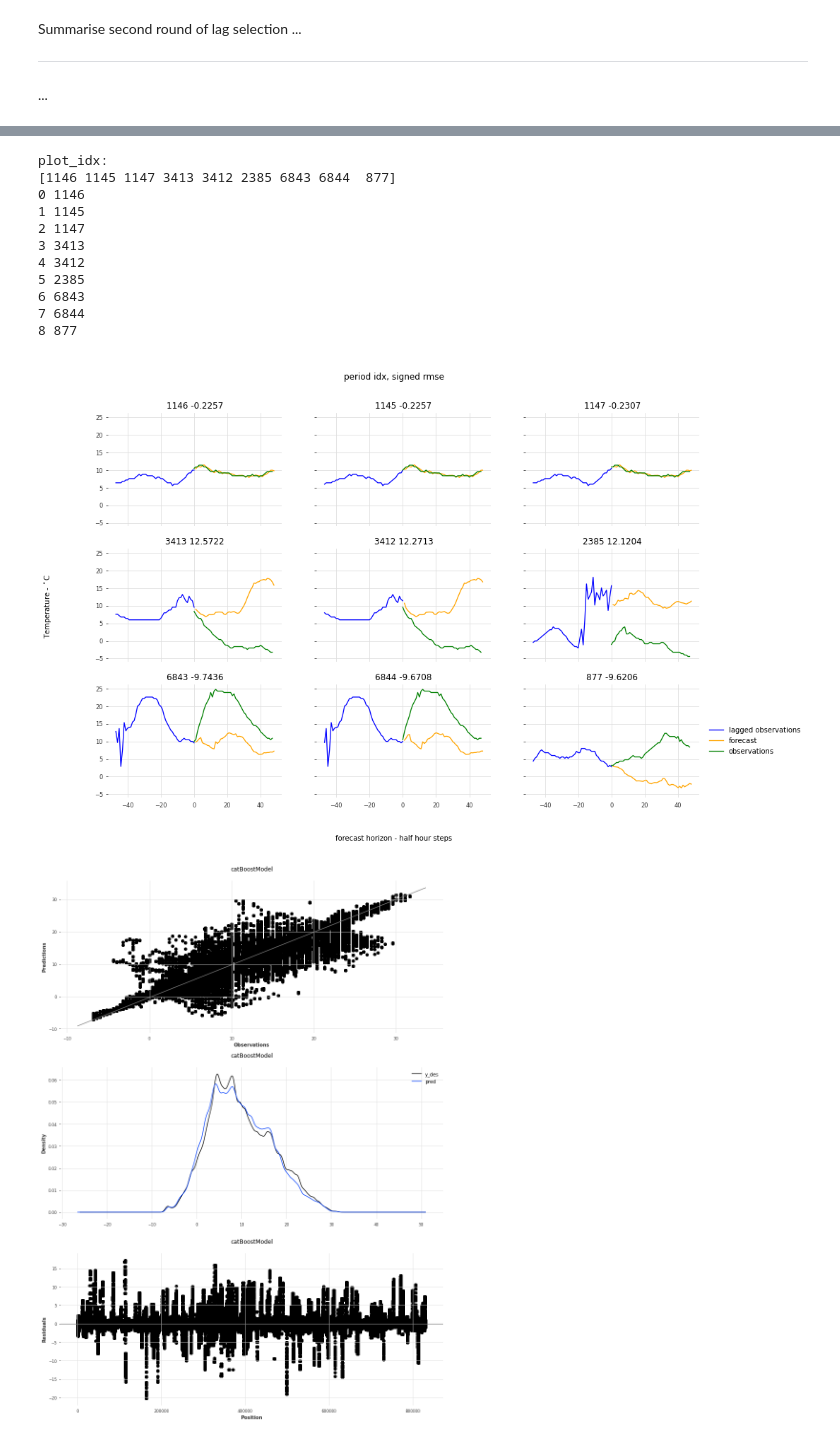
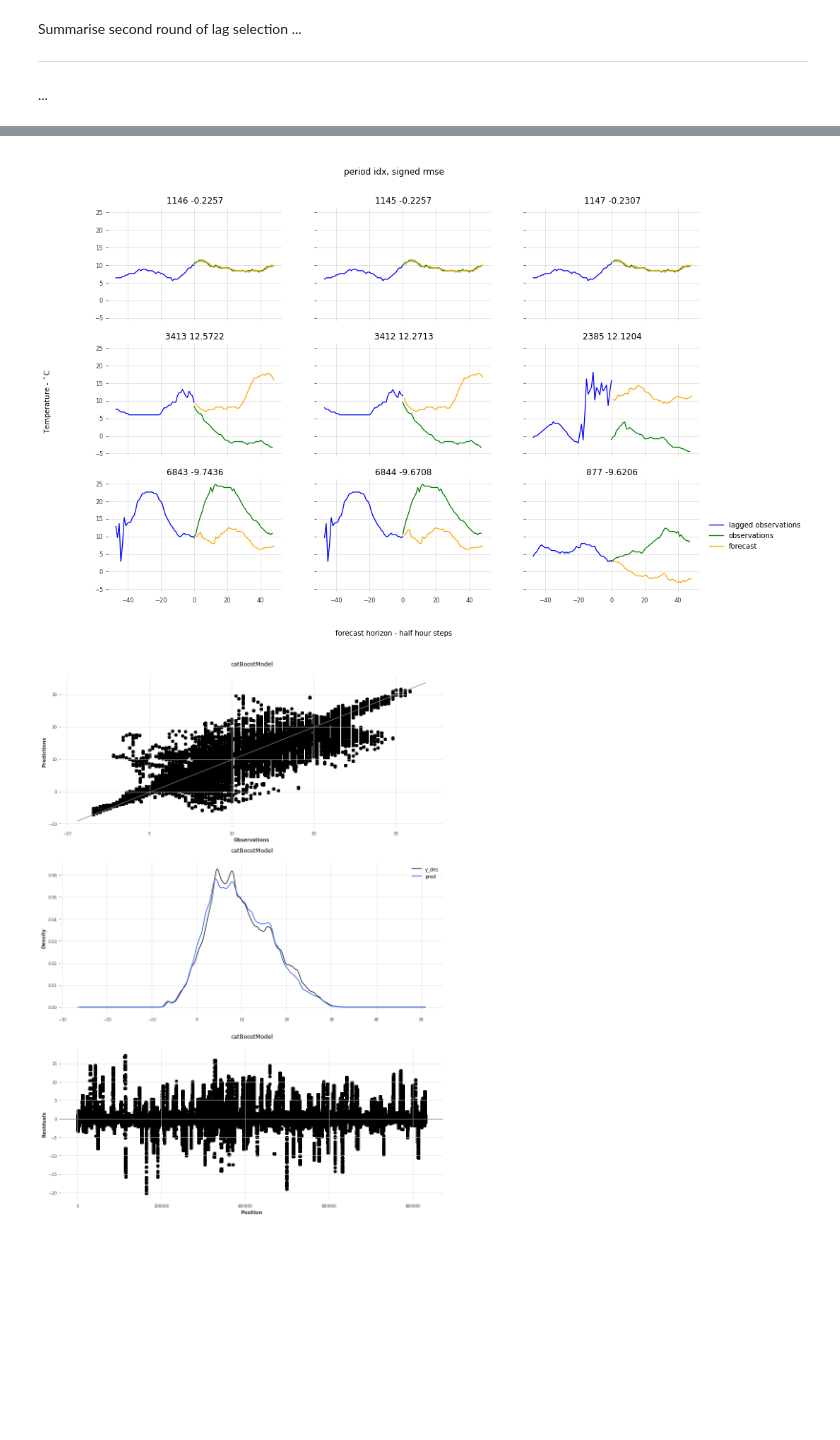
Before and after one commit to makeyourownmaker/CambridgeTemperatureNotebooks, a Jupyter notebook: notebooks/gradient_boosting.ipynb, the cells around one changed output, grey strips where cells are left out. Saved outputs shown, nothing was run; the diff lists cells and outputs as text; code cells hidden in the pictures; blank space fills up the shorter version.

Commit message:
Setting up plot_forecasts function to check missing == 0.0

```diff
--- a/notebooks/gradient_boosting.ipynb
+++ b/notebooks/gradient_boosting.ipynb
@@ -1867,6 +1858,7 @@ def plot_forecasts(hist_comp, title, subplots = 3):
     preds = hist_comp.pivot_table(index='id', columns='step', values='pred')
     obs   = hist_comp.pivot_table(index='id', columns='step', values='y_des')
     res   = hist_comp.pivot_table(index='id', columns='step', values='res')
+    miss.dropna(inplace=True)
     preds.dropna(inplace=True)
     obs.dropna(inplace=True)
     res.dropna(inplace=True)
@@ -1889,62 +1881,57 @@ def plot_forecasts(hist_comp, title, subplots = 3):
     nz_rmse  = np.empty()
 
 
-    def check_if_missing():
-      pass
+    #def check_if_missing(lags, horizon):
+    #  '''Check if obs (lags and horizon) missing == 0'''
+    #  pass
 
 
-    i = j = 0
-    while i < subplots:
-      missing  = check_if_missing()
-      if not missing:
-        i += 1
-        neg_rmse.append()
+    #i = j = 0
+    #subplot_count = 0
+    #while subplot_count < subplots:
+    #  idx = neg_rmse_all[j]
+    #  lagged_miss  = (miss.iloc[idx - lags, :] == 1.0).any()
+    #  horizon_miss = (miss.iloc[idx, :] == 1.0).any()
+    #  missing = lagged_miss and horizon_miss
+    #  if missing:
+    #    subplot_count += 1
+    #    neg_rmse.append()
+    #  j += 1
 
 
     plot_idx = np.concatenate((nz_rmse, pos_rmse, neg_rmse))
 
     # plot forecasts
     fig, axs = plt.subplots(3, subplots, sharex = True, sharey = True, figsize = (15, 10))
     axs = axs.ravel()
 
     for i in range(3 * subplots):
       axs[i].plot(range(-lags + 1, 1),
                   obs.iloc[plot_idx[i] - lags, :],
                   'blue',
                   label='lagged observations')
+      axs[i].plot(range(0, horizon),
+                  obs.iloc[plot_idx[i], :],
+                  'green',
+                  label='observations')
       axs[i].plot(range(1, horizon + 1),
                   preds.iloc[plot_idx[i], :],
                   'orange',
                   label='forecast')
-      axs[i].plot(range(0, horizon),
-                  obs.iloc[plot_idx[i], :],
-                  'green',
-                  label='observations')
       sub_title = "{0:d} {1:.4f}".format(plot_idx[i], rmse_rows[plot_idx[i]])
       axs[i].title.set_text(sub_title)
 
     fig.suptitle(title + "\nperiod idx, signed rmse")
     fig.text(0.5, 0.04, 'forecast horizon - half hour steps', ha='center')
     fig.text(0.04, 0.5, 'Temperature - $^\circ$C', va='center', rotation='vertical')
     plt.legend(bbox_to_anchor=(1.04, 0.5), loc="center left", borderaxespad=0)
     plt.show();
 
 
 title = ''
 plot_forecasts(hist_comp, title)
 # %% [output]
-plot_idx:
-[1146 1145 1147 3413 3412 2385 6843 6844  877]
-0 1146
-1 1145
-2 1147
-3 3413
-4 3412
-5 2385
-6 6843
-7 6844
-8 877
-[figure, old version]
+[figure, new version]
 # %%
 def plot_horizon_metrics(data, title):
     horizon = 48
```
Also changed, not shown: parts of 13 cells of this notebook.
